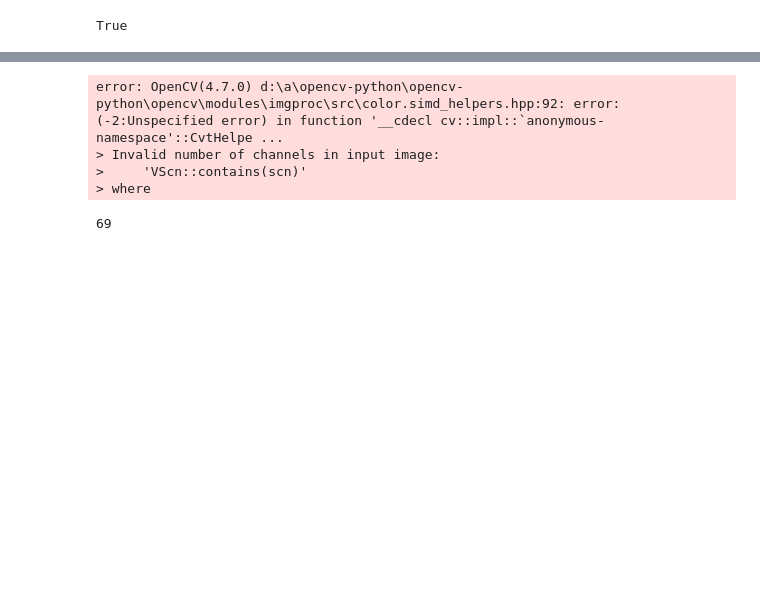
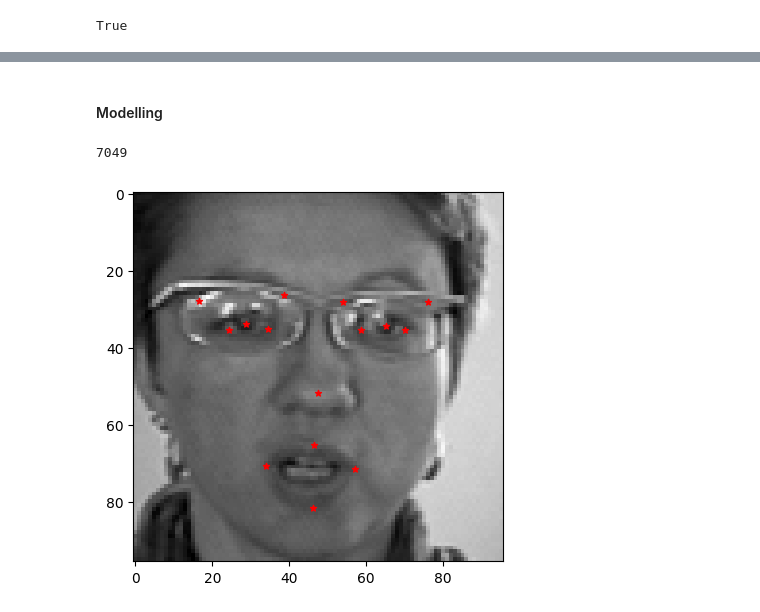
Before and after one commit to sunny1401/backbone_models_cv_nlp, a Jupyter notebook: src/cv/model_pipelines/notebooks/facial_keypoint_recognition.ipynb, the cells around one changed output, grey strips where cells are left out. Saved outputs shown, nothing was run; the diff lists cells and outputs as text; code cells hidden in the pictures; blank space fills up the shorter version.

```diff
--- a/src/cv/model_pipelines/notebooks/facial_keypoint_recognition.ipynb
+++ b/src/cv/model_pipelines/notebooks/facial_keypoint_recognition.ipynb
@@ -119,7 +116,0 @@ images[0].shape
-# %%
-cv2.cvtColor(images[0], cv2.COLOR_RGB2GRAY)/255
-# %% [output]
-error: OpenCV(4.7.0) d:\a\opencv-python\opencv-python\opencv\modules\imgproc\src\color.simd_helpers.hpp:92: error: (-2:Unspecified error) in function '__cdecl cv::impl::`anonymous-namespace'::CvtHelpe ...
-> Invalid number of channels in input image:
->     'VScn::contains(scn)'
-> where
@@ -128,0 +117,2 @@ from torch.utils.data import DataLoader
+# %% [markdown]
+#### Modelling
@@ -129,9 +122,12 @@ from torch.utils.data import DataLoader
 # %%
-fkdl = FacialKeypointDataLoader(
+fkd = FacialKeypointDataset(
     dataset_name="faces",
-    img_dir=r"data/facial-keypoints-detection",
-    annotation_file=r"data/facial-keypoints-detection/IdLookupTable.csv")
+    data_type = "csv",
+    data_file=r"data/facial-keypoints-detection/training.csv",
+    resize_size=96,
+    is_test=False
+)
 # %%
-len(fkdl)
+len(fkd)
 # %% [output]
-69
+7049
@@ -137,0 +136,4 @@ len(fkdl)
+# %%
+show_key_points_on_images(dataset=fkd, idx=10)
+# %% [output]
+[figure, added]
```
Also changed, not shown: parts of 37 cells of this notebook, 9 other files.
